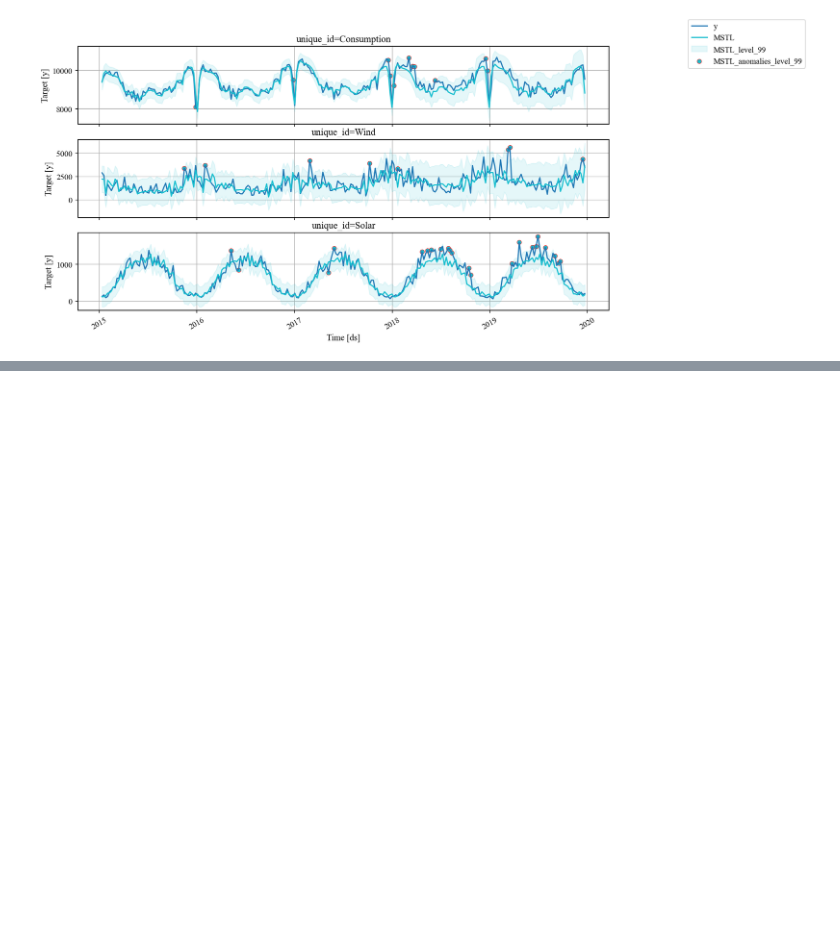
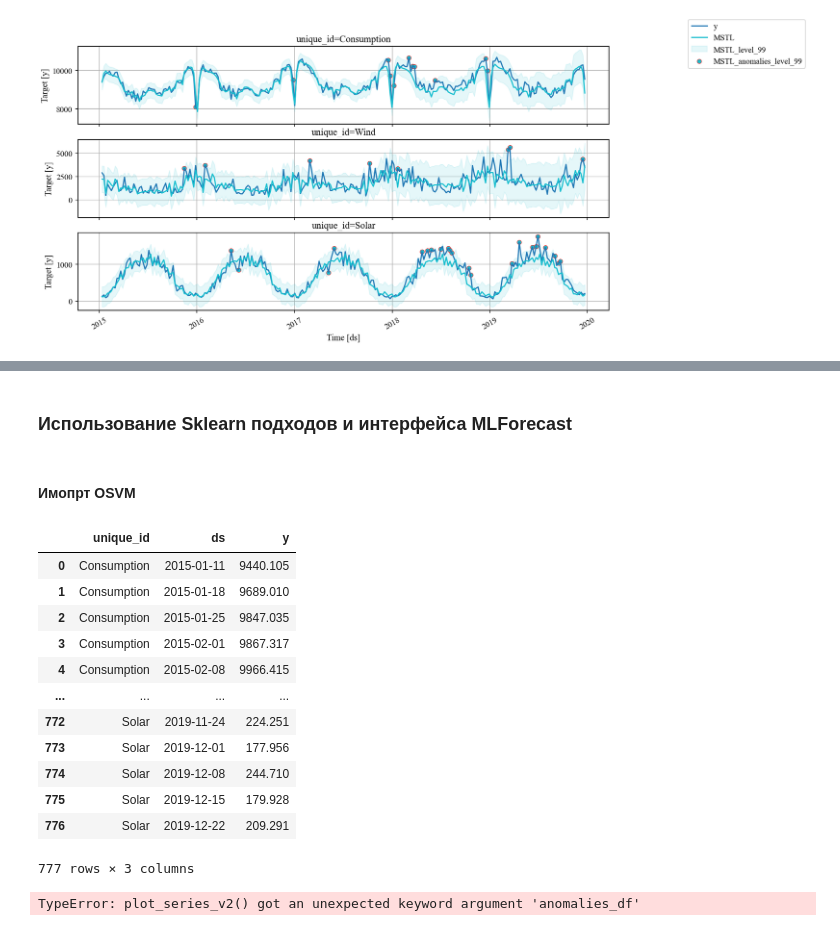
Before and after one commit to MVRonkin/TimeSeriesCourse, a Jupyter notebook: 2026/WS/08 - Other Tasks TSA.ipynb, the cells around one changed output, grey strips where cells are left out. Cells and saved outputs as stored; diff of their text form; code cells hidden in the pictures; blank space fills up the shorter version.

```diff
--- a/2026/WS/08 - Other Tasks TSA.ipynb
+++ b/2026/WS/08 - Other Tasks TSA.ipynb
@@ -293,0 +392,4 @@ def plot_series_v2(
+# %% [markdown]
+### Использование Sklearn подходов и интерфейса MLForecast
+# %% [markdown]
+#### Имопрт OSVM
@@ -293,0 +401,16 @@ def plot_series_v2(
+# %%
+panel_df
+# %% [output]
+|  | unique_id | ds | y |
+| 0 | Consumption | 2015-01-11 | 9440.105 |
+| 1 | Consumption | 2015-01-18 | 9689.010 |
+| 2 | Consumption | 2015-01-25 | 9847.035 |
+| 3 | Consumption | 2015-02-01 | 9867.317 |
+| 4 | Consumption | 2015-02-08 | 9966.415 |
+| ... | ... | ... | ... |
+| 772 | Solar | 2019-11-24 | 224.251 |
+| 773 | Solar | 2019-12-01 | 177.956 |
+| 774 | Solar | 2019-12-08 | 244.710 |
+| 775 | Solar | 2019-12-15 | 179.928 |
+| 776 | Solar | 2019-12-22 | 209.291 |
+777 rows × 3 columns
@@ -293,0 +441,8 @@ def plot_series_v2(
+# %%
+plot_series_v2(forecasts_df=res_df.drop(columns = ['ocsvm']),
+               # level=levels,
+               anomalies_df=anomalies.drop(columns = ['ocsvm']),
+               marker_size = 10,
+               anomaly_width = '1w'  )
+# %% [output]
+TypeError: plot_series_v2() got an unexpected keyword argument 'anomalies_df'
```
Also changed, not shown: parts of 15 cells of this notebook, 5 other files.
